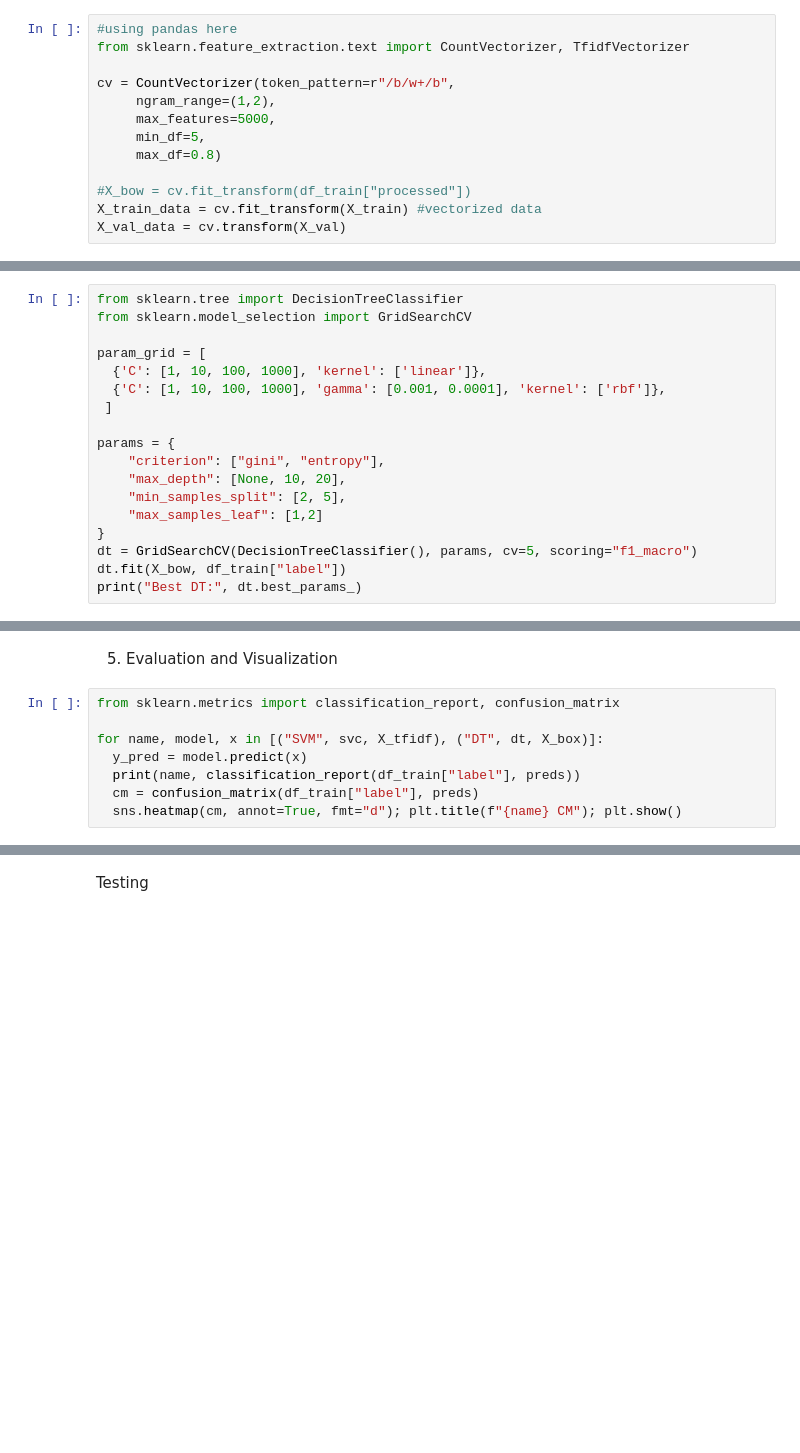
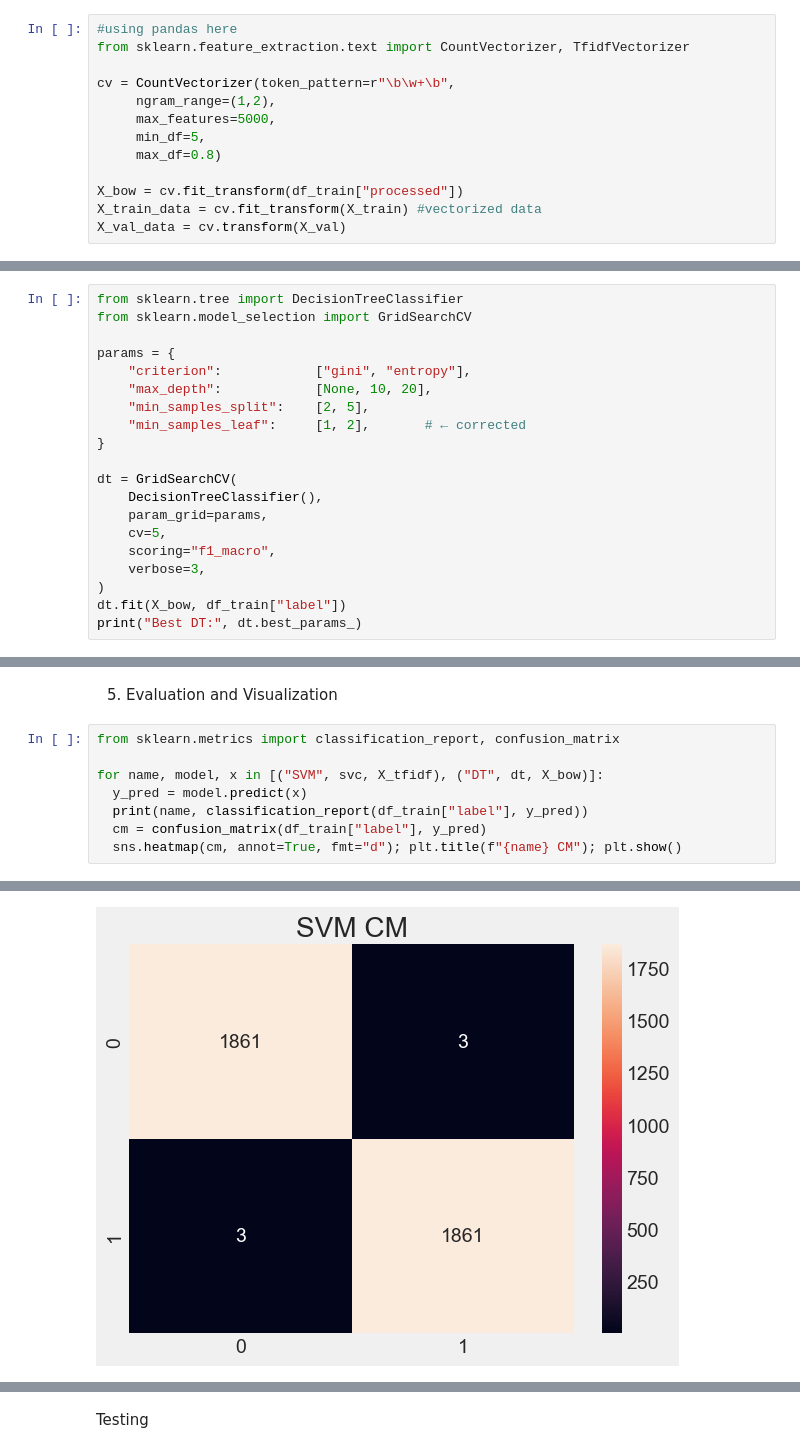
Before and after one commit to SomeRandomTV/Text-Classifier, a Jupyter notebook: Text-Classifier.ipynb, the cells around one changed output, grey strips where cells are left out. Drawn from its saved outputs; the diff is of its cells as text; blank space fills up the shorter version.

Commit message:
Finished Model training wiht 98% f1-score

```diff
--- a/Text-Classifier.ipynb
+++ b/Text-Classifier.ipynb
@@ -256,12 +260,12 @@ X_train, X_val, y_train, y_val = train_test_split(X, y, test_size=0.2, random_st
 #using pandas here
 from sklearn.feature_extraction.text import CountVectorizer, TfidfVectorizer
 
-cv = CountVectorizer(token_pattern=r"/b/w+/b",
+cv = CountVectorizer(token_pattern=r"\b\w+\b",
      ngram_range=(1,2),
      max_features=5000,
      min_df=5,
      max_df=0.8)
 
-#X_bow = cv.fit_transform(df_train["processed"])
+X_bow = cv.fit_transform(df_train["processed"])
 X_train_data = cv.fit_transform(X_train) #vectorized data
 X_val_data = cv.transform(X_val)
@@ -319,17 +363,19 @@ print("Best SVM:", svc.best_params_)
 from sklearn.tree import DecisionTreeClassifier
 from sklearn.model_selection import GridSearchCV
 
-param_grid = [
-  {'C': [1, 10, 100, 1000], 'kernel': ['linear']},
-  {'C': [1, 10, 100, 1000], 'gamma': [0.001, 0.0001], 'kernel': ['rbf']},
- ]
+params = {
+    "criterion":            ["gini", "entropy"],
+    "max_depth":            [None, 10, 20],
+    "min_samples_split":    [2, 5],
+    "min_samples_leaf":     [1, 2],       # ← corrected
+}
 
-params = {
-    "criterion": ["gini", "entropy"],
-    "max_depth": [None, 10, 20],
-    "min_samples_split": [2, 5],
-    "max_samples_leaf": [1,2]
-}
-dt = GridSearchCV(DecisionTreeClassifier(), params, cv=5, scoring="f1_macro")
+dt = GridSearchCV(
+    DecisionTreeClassifier(),
+    param_grid=params,
+    cv=5,
+    scoring="f1_macro",
+    verbose=3,
+)
 dt.fit(X_bow, df_train["label"])
 print("Best DT:", dt.best_params_)
@@ -338,8 +402,9 @@ print("Best DT:", dt.best_params_)
 # %%
 from sklearn.metrics import classification_report, confusion_matrix
 
-for name, model, x in [("SVM", svc, X_tfidf), ("DT", dt, X_box)]:
+for name, model, x in [("SVM", svc, X_tfidf), ("DT", dt, X_bow)]:
   y_pred = model.predict(x)
-  print(name, classification_report(df_train["label"], preds))
-  cm = confusion_matrix(df_train["label"], preds)
+  print(name, classification_report(df_train["label"], y_pred))
+  cm = confusion_matrix(df_train["label"], y_pred)
   sns.heatmap(cm, annot=True, fmt="d"); plt.title(f"{name} CM"); plt.show()
+# %% [output]
@@ -345,0 +419 @@ for name, model, x in [("SVM", svc, X_tfidf), ("DT", dt, X_box)]:
+[figure, added]
```
Also changed, not shown: parts of 13 cells of this notebook, 3 other files.
